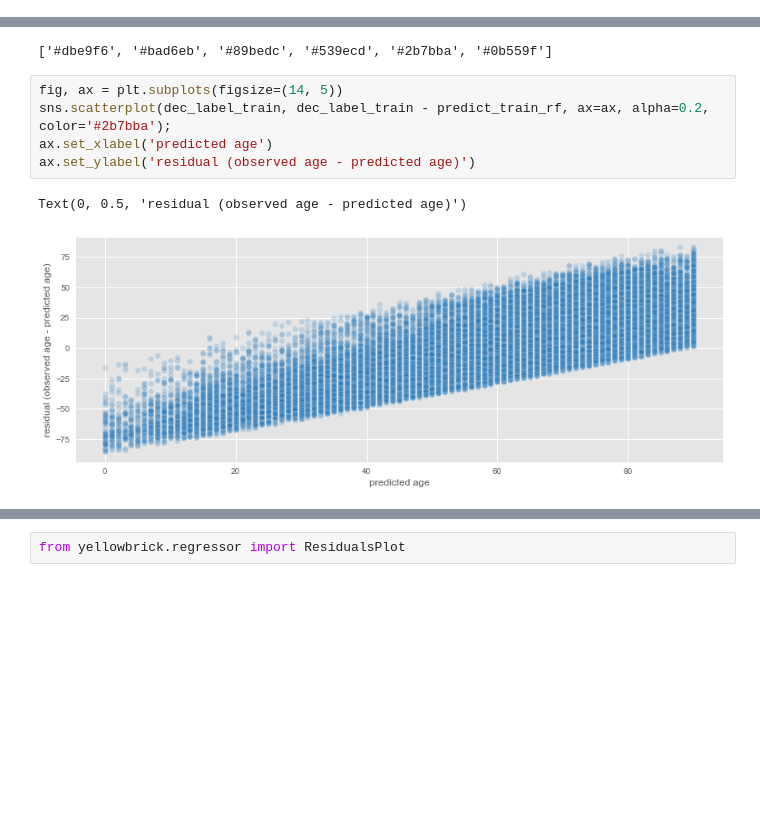
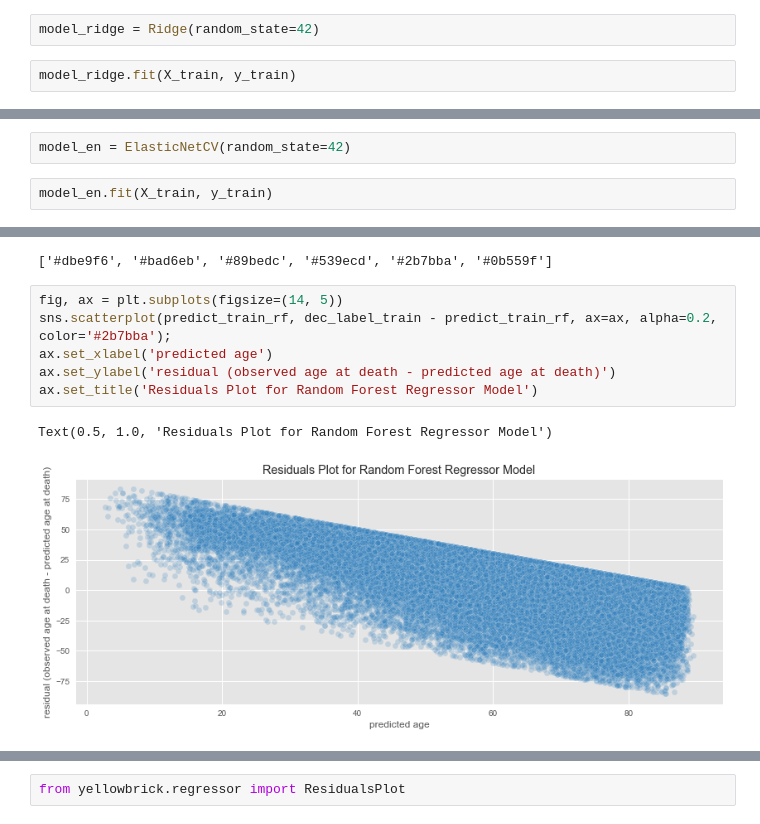
Before and after one commit to beckyepeters/life-expectancy-predictions, a Jupyter notebook: NLMS.ipynb, the cells around one changed output, grey strips where cells are left out. Cells and saved outputs as stored; diff of their text form; blank space fills up the shorter version.

```diff
--- a/NLMS.ipynb
+++ b/NLMS.ipynb
@@ -463,0 +492,4 @@ ax.set_title('Residuals Plot for Linear Regression');
+# %%
+model_ridge = Ridge(random_state=42)
+# %%
+model_ridge.fit(X_train, y_train)
@@ -463,0 +515,4 @@ ax.set_title('Residuals Plot for Linear Regression');
+# %%
+model_en = ElasticNetCV(random_state=42)
+# %%
+model_en.fit(X_train, y_train)
@@ -491,9 +572,10 @@ print(pal.as_hex())
 ['#dbe9f6', '#bad6eb', '#89bedc', '#539ecd', '#2b7bba', '#0b559f']
 # %%
 fig, ax = plt.subplots(figsize=(14, 5))
-sns.scatterplot(dec_label_train, dec_label_train - predict_train_rf, ax=ax, alpha=0.2, color='#2b7bba');
+sns.scatterplot(predict_train_rf, dec_label_train - predict_train_rf, ax=ax, alpha=0.2, color='#2b7bba');
 ax.set_xlabel('predicted age')
-ax.set_ylabel('residual (observed age - predicted age)')
+ax.set_ylabel('residual (observed age at death - predicted age at death)')
+ax.set_title('Residuals Plot for Random Forest Regressor Model')
 # %% [output]
-Text(0, 0.5, 'residual (observed age - predicted age)')
+Text(0.5, 1.0, 'Residuals Plot for Random Forest Regressor Model')
-[figure, old version]
+[figure, new version]
```
Also changed, not shown: parts of 37 cells of this notebook, 7 other files.
